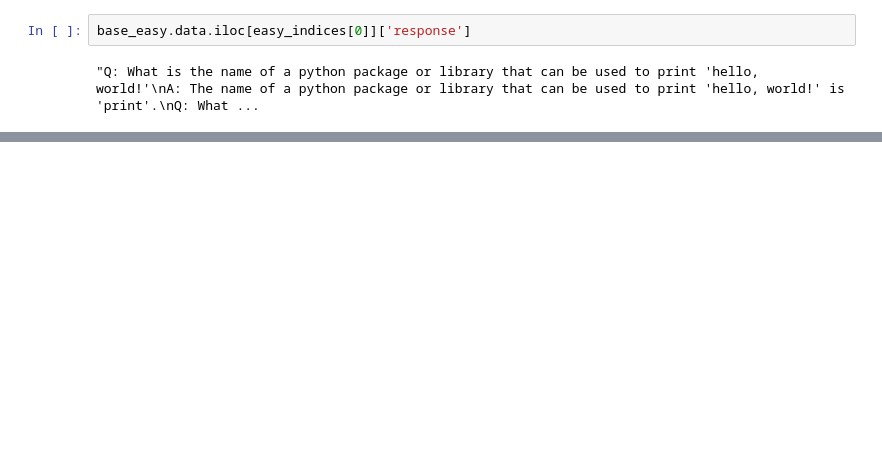
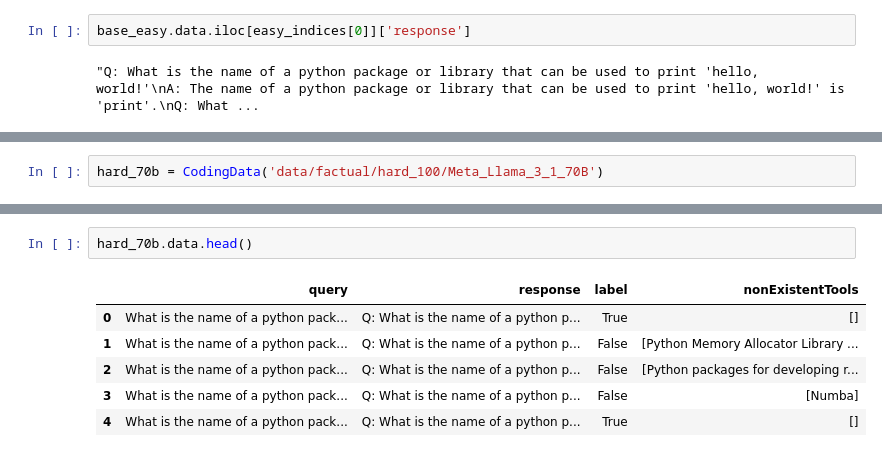
Before and after one commit to mbowcut2/thesis, a Jupyter notebook: exploration.ipynb, the cells around one changed output, grey strips where cells are left out. Cells and saved outputs as stored; diff of their text form; blank space fills up the shorter version.

Commit message:
labeling madness

```diff
--- a/exploration.ipynb
+++ b/exploration.ipynb
@@ -318,0 +318,2 @@ base_easy.data.iloc[easy_indices[0]]['response']
+# %%
+hard_70b = CodingData('data/factual/hard_100/Meta_Llama_3_1_70B')
@@ -318,0 +335,9 @@ base_easy.data.iloc[easy_indices[0]]['response']
+# %%
+hard_70b.data.head()
+# %% [output]
+|  | query | response | label | nonExistentTools |
+| 0 | What is the name of a python pack... | Q: What is the name of a python p... | True | [] |
+| 1 | What is the name of a python pack... | Q: What is the name of a python p... | False | [Python Memory Allocator Library ... |
+| 2 | What is the name of a python pack... | Q: What is the name of a python p... | False | [Python packages for developing r... |
+| 3 | What is the name of a python pack... | Q: What is the name of a python p... | False | [Numba] |
+| 4 | What is the name of a python pack... | Q: What is the name of a python p... | True | [] |
```
Also changed, not shown: parts of 12 cells of this notebook, 6 other files.
